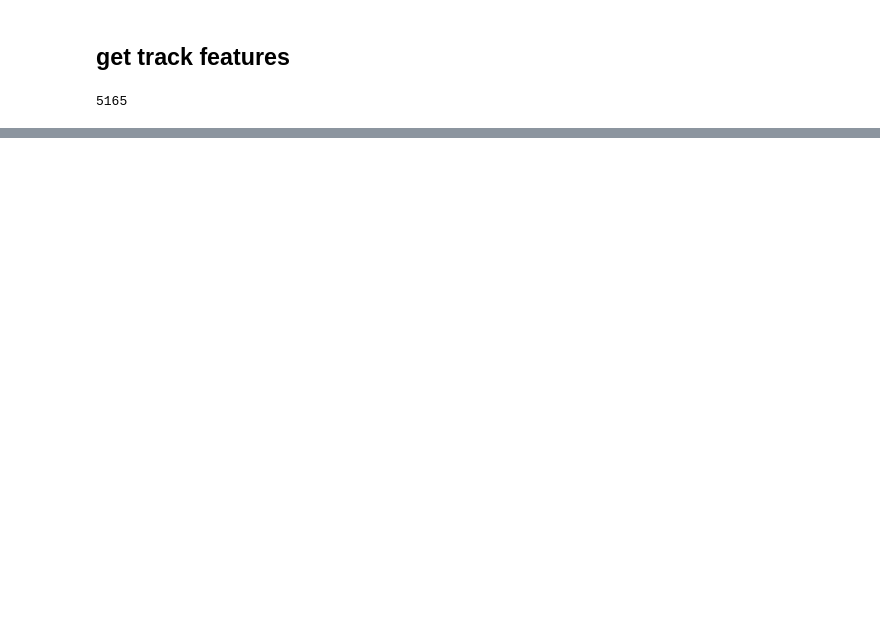
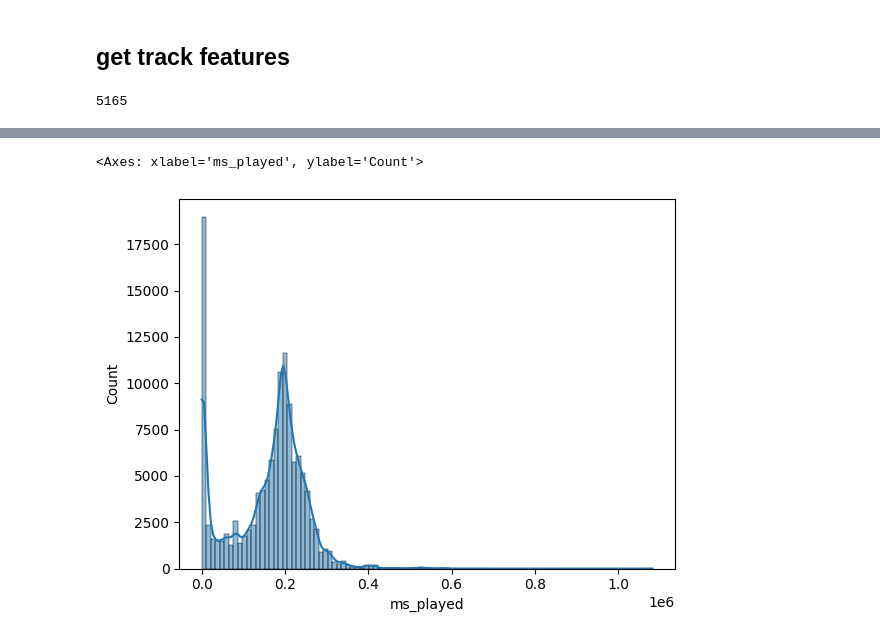
Before and after one commit to nazhifkojaz/Spotify-Analysis-Data-Collection-, a Jupyter notebook: main.ipynb, the cells around one changed output, grey strips where cells are left out. Cells and saved outputs as stored; diff of their text form; code cells hidden in the pictures; blank space fills up the shorter version.

Commit message:
Added data exploration and processing for tracks streaming data

```diff
--- a/main.ipynb
+++ b/main.ipynb
@@ -253,0 +261,4 @@ track_features_df.to_csv('datasets/tracks_features_df.csv', index=False)
+# %%
+# let's load the tracks_df again
+tracks_df = pd.read_csv('datasets/tracks_df.csv')
+tracks_df.sample(5)
@@ -253,0 +361,6 @@ track_features_df.to_csv('datasets/tracks_features_df.csv', index=False)
+# %%
+# histogram for ms_played rounded to nearest 1000 (in seconds) to see the distribution
+sns.histplot(tracks_df['ms_played'].round(-3), kde = True, bins=100)
+# %% [output]
+<Axes: xlabel='ms_played', ylabel='Count'>
+[figure, added]
```
Also changed, not shown: parts of 39 cells of this notebook, 1 other file.
